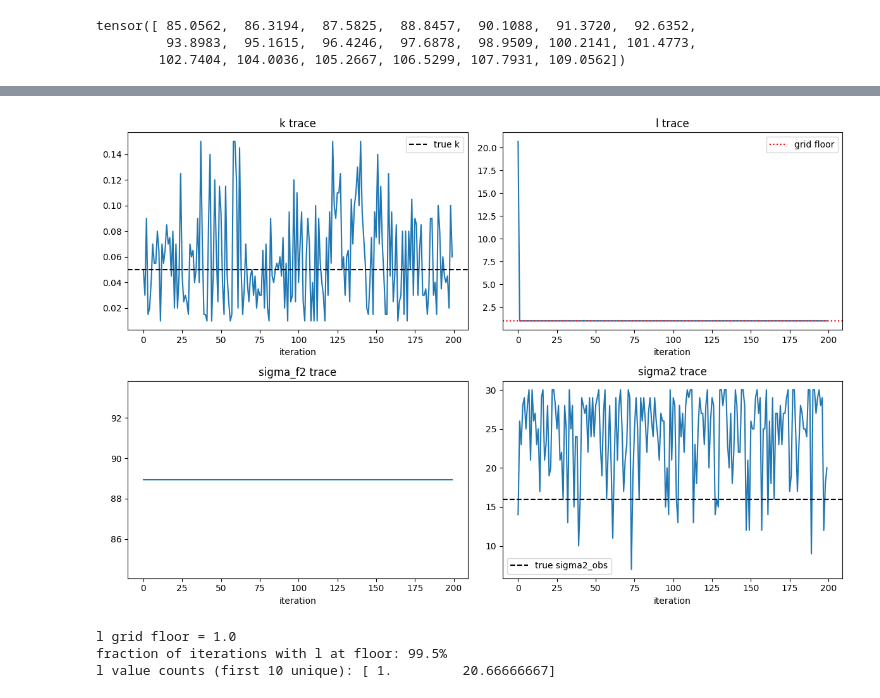
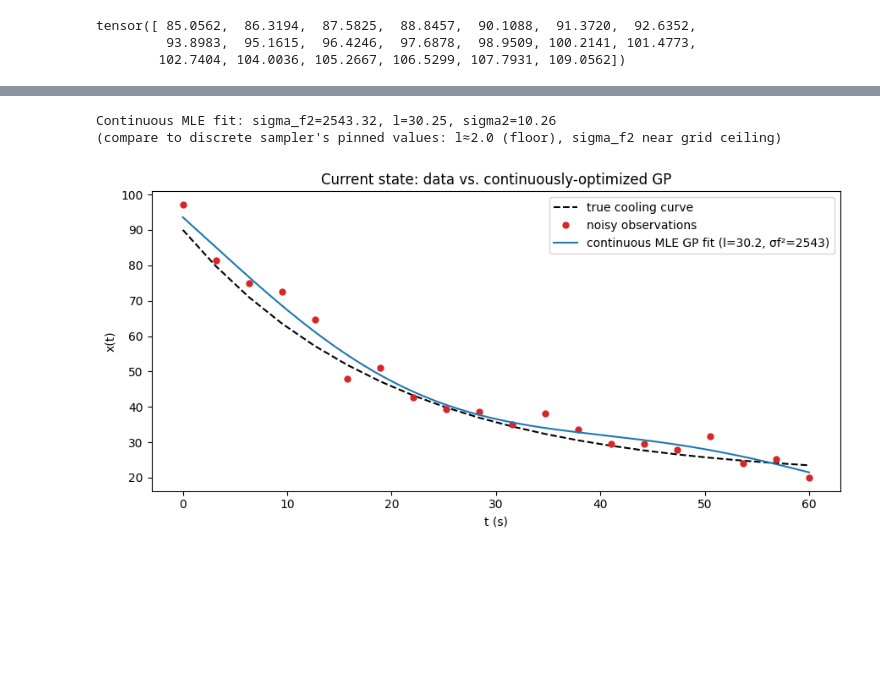
Before and after one commit to sbrunswi/PINN-tutorial, a Jupyter notebook: gaussian_process/gp_ode_first_order.ipynb, the cells around one changed output, grey strips where cells are left out. Drawn from its saved outputs; the diff is of its cells as text; code cells hidden in the pictures; blank space fills up the shorter version.

Commit message:
first order implementations

```diff
--- a/gaussian_process/gp_ode_first_order.ipynb
+++ b/gaussian_process/gp_ode_first_order.ipynb
@@ -1408,33 +383,43 @@ plt.show()
-# %%
-fig, axes = plt.subplots(2, 2, figsize=(12, 8))
-
-axes[0,0].plot(samples_Lx10['k'])
-axes[0,0].axhline(k_true, color='k', linestyle='--', label='true k')
-axes[0,0].set_title('k trace'); axes[0,0].set_xlabel('iteration'); axes[0,0].legend()
-
-axes[0,1].plot(samples_Lx10['l'])
-axes[0,1].axhline(l_grid[0].item(), color='r', linestyle=':', label='grid floor')
-axes[0,1].set_title('l trace'); axes[0,1].set_xlabel('iteration'); axes[0,1].legend()
-
-axes[1,0].plot(samples_Lx10['sigma_f2'])
-axes[1,0].set_title('sigma_f2 trace'); axes[1,0].set_xlabel('iteration')
-
-axes[1,1].plot(samples_Lx10['sigma2'])
-axes[1,1].axhline(sigma_obs**2, color='k', linestyle='--', label='true sigma2_obs')
-axes[1,1].set_title('sigma2 trace'); axes[1,1].set_xlabel('iteration'); axes[1,1].legend()
-
-plt.tight_layout()
-plt.show()
-# %% [output]
-[figure, removed]
-# %%
-l_arr = np.array(samples_Lx10['l'])
-floor = l_grid[0].item()
-frac_at_floor = np.mean(np.isclose(l_arr, floor, atol=1e-9))
-print(f"l grid floor = {floor}")
-print(f"fraction of iterations with l at floor: {frac_at_floor:.1%}")
-print(f"l value counts (first 10 unique): {np.unique(l_arr)[:10]}")
-# %% [output]
-l grid floor = 1.0
-fraction of iterations with l at floor: 99.5%
-l value counts (first 10 unique): [ 1.         20.66666667]
+# %%
+from scipy.optimize import minimize
+
+def neg_log_marginal_likelihood(params, t, y, jitter=1e-6):
+    sf2, l, s2 = params
+    if sf2 <= 0 or l <= 0 or s2 <= 0:
+        return 1e10
+    C = build_covariance_blocks(t, torch.tensor(sf2), torch.tensor(l))
+    n_ = len(t)
+    cov = C['xx'] + s2 * torch.eye(n_) + jitter * torch.eye(n_)
+    L = torch.linalg.cholesky(cov)
+    alpha = torch.cholesky_solve((y - y.mean()).unsqueeze(1), L).squeeze(1)
+    data_fit = 0.5 * (y - y.mean()) @ alpha
+    complexity = torch.log(torch.diagonal(L)).sum()
+    return (data_fit + complexity).item()
+
+res = minimize(neg_log_marginal_likelihood, x0=[100.0, 20.0, 16.0],
+                args=(t_obs, y_obs), method='Nelder-Mead')
+sf2_opt, l_opt, s2_opt = res.x
+print(f"Continuous MLE fit: sigma_f2={sf2_opt:.2f}, l={l_opt:.2f}, sigma2={s2_opt:.2f}")
+print(f"(compare to discrete sampler's pinned values: l≈{l_grid[0].item():.1f} (floor), sigma_f2 near grid ceiling)")
+
+C_opt = build_covariance_blocks(t_obs, torch.tensor(sf2_opt), torch.tensor(l_opt))
+L_opt = torch.linalg.cholesky(C_opt['xx'] + s2_opt*torch.eye(n) + 1e-6*torch.eye(n))
+alpha_opt = torch.cholesky_solve((y_obs - mu_x).unsqueeze(1), L_opt).squeeze(1)
+
+t_grid_plot = torch.linspace(0, T, 200)
+C_star = rbf_kernel(t_grid_plot, t_obs, sf2_opt, l_opt)
+mean_pred = mu_x + C_star @ alpha_opt
+
+fig, ax = plt.subplots(figsize=(9, 4.5))
+ax.plot(t_obs_np, x_true_np, 'k--', label='true cooling curve')
+ax.plot(t_obs_np, y_obs_np, '.', color='tab:red', markersize=10, label='noisy observations')
+ax.plot(t_grid_plot, mean_pred.detach(), color='tab:blue', label=f'continuous MLE GP fit (l={l_opt:.1f}, σf²={sf2_opt:.0f})')
+ax.set_xlabel('t (s)'); ax.set_ylabel('x(t)')
+ax.set_title("Current state: data vs. continuously-optimized GP")
+ax.legend()
+plt.tight_layout()
+plt.show()
+# %% [output]
+Continuous MLE fit: sigma_f2=2543.32, l=30.25, sigma2=10.26
+(compare to discrete sampler's pinned values: l≈2.0 (floor), sigma_f2 near grid ceiling)
+[figure, added]
```
Also changed, not shown: parts of 23 cells of this notebook, 3 other files.
